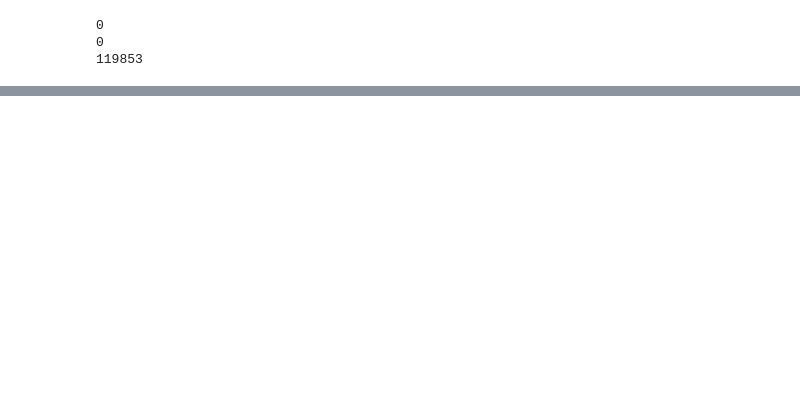
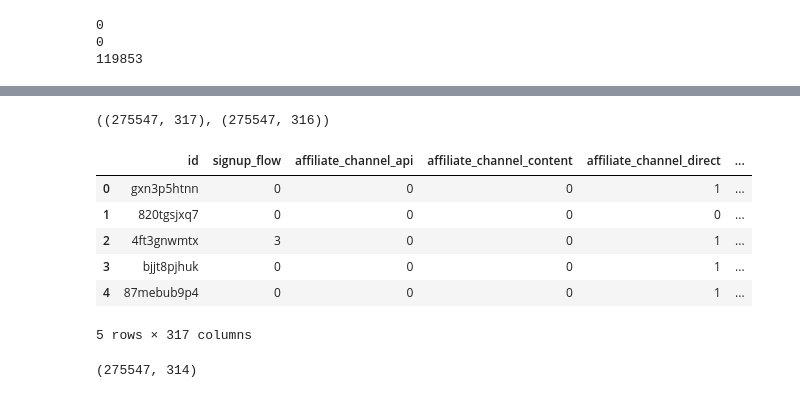
Before and after one commit to ah3200/airbnb-kaggle, a Jupyter notebook: Airbnb-destination-prediction-v5.ipynb, the cells around one changed output, grey strips where cells are left out. Cells and saved outputs as stored; diff of their text form; code cells hidden in the pictures; blank space fills up the shorter version.

```diff
--- a/Airbnb-destination-prediction-v5.ipynb
+++ b/Airbnb-destination-prediction-v5.ipynb
@@ -110,0 +583,2 @@ print len(users[users['age'].isnull()])
+# %%
+pred_gender = neigh.predict(X_pred_gender_users)
@@ -110,0 +589,4 @@ print len(users[users['age'].isnull()])
+# %%
+X_pred_gender_users['predicted_gender'] = le.inverse_transform(pred_gender)
+# %%
+impute_gender = pd.DataFrame(X_pred_gender_users['predicted_gender'])
@@ -110,0 +602,16 @@ print len(users[users['age'].isnull()])
+# %%
+new_all_users = pd.merge(all_users, impute_gender, how='left', left_index=True, right_index=True)
+# %%
+new_all_users.shape, all_users.shape
+# %% [output]
+((275547, 317), (275547, 316))
+# %%
+new_all_users.head()
+# %% [output]
+|  | id | signup_flow | affiliate_channel_api | affiliate_channel_content | affiliate_channel_direct | ... |
+| 0 | gxn3p5htnn | 0 | 0 | 0 | 1 | ... |
+| 1 | 820tgsjxq7 | 0 | 0 | 0 | 0 | ... |
+| 2 | 4ft3gnwmtx | 3 | 0 | 0 | 1 | ... |
+| 3 | bjjt8pjhuk | 0 | 0 | 0 | 1 | ... |
+| 4 | 87mebub9p4 | 0 | 0 | 0 | 1 | ... |
+5 rows × 317 columns
@@ -110,0 +622,4 @@ print len(users[users['age'].isnull()])
+# %%
+new_all_users.shape
+# %% [output]
+(275547, 314)
```
Also changed, not shown: parts of 87 cells of this notebook.
